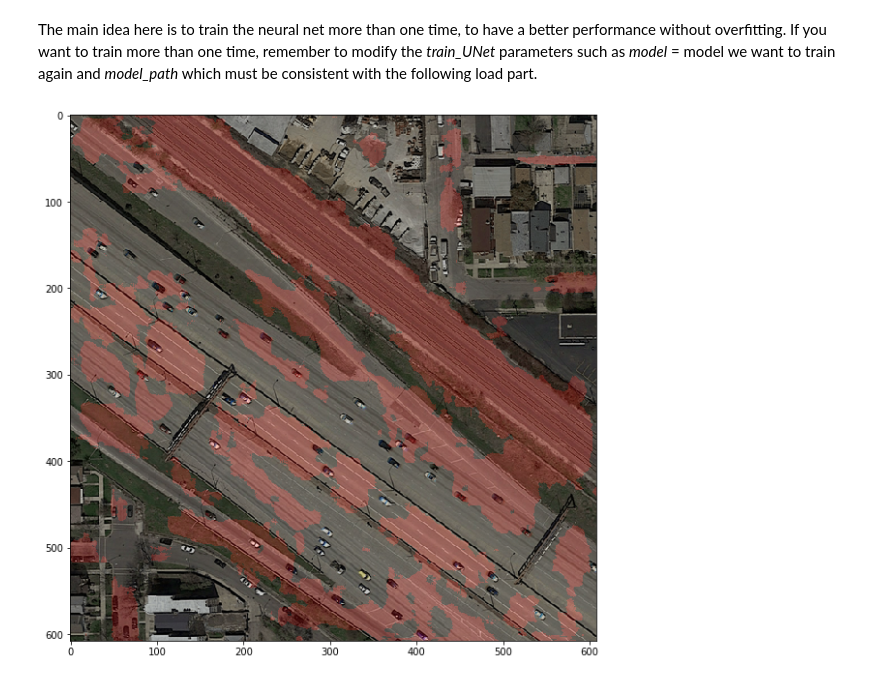
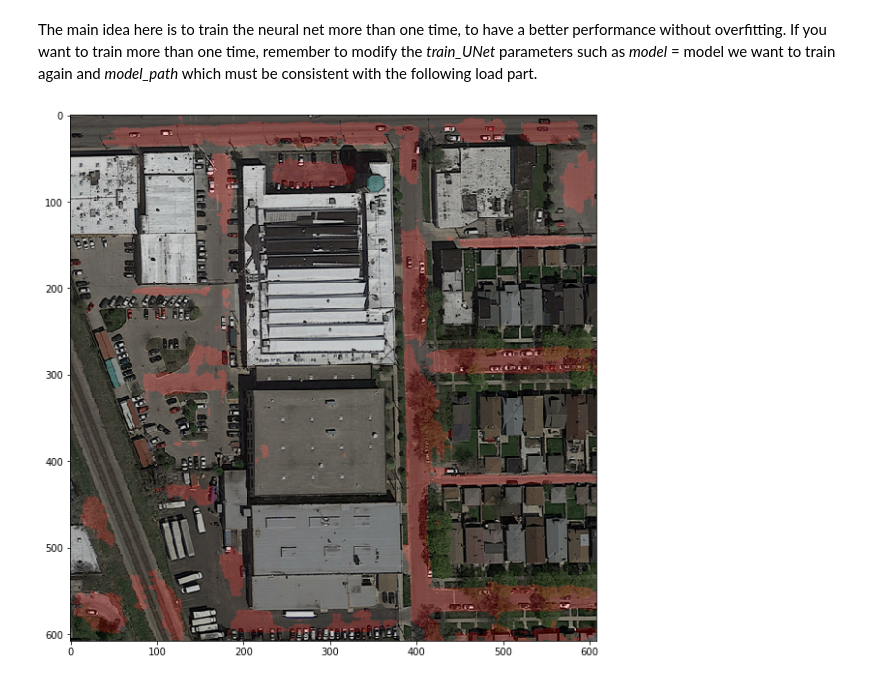
Before and after one commit to diegofiori/ML_RoadSegmentation, a Jupyter notebook: RUN.ipynb, the cells around one changed output. Drawn from its saved outputs; the diff is of its cells as text; code cells hidden in the pictures.

```diff
--- a/RUN.ipynb
+++ b/RUN.ipynb
@@ -61,9 +61,9 @@ model = tc.load('Model_UNet/model_CPU_v2.pt')
 model = tc.load('Model_UNet/model_CPU_v3.pt')
 # %%
 # Plot one single test image and the prediction we have obtained
-print_image_test("test_set_images/", 8, model, do_prep=True)
+print_image_test("test_set_images/", 1, model, do_prep=True)
 # %% [output]
-[figure, old version]
+[figure, new version]
 # %%
 # Create the submission file
 create_submission_UNet("test_set_images/", model, 'third_submission.csv', do_preprocessing= True)
```
Also changed, not shown: parts of 1 cell of this notebook, 2 other files.
